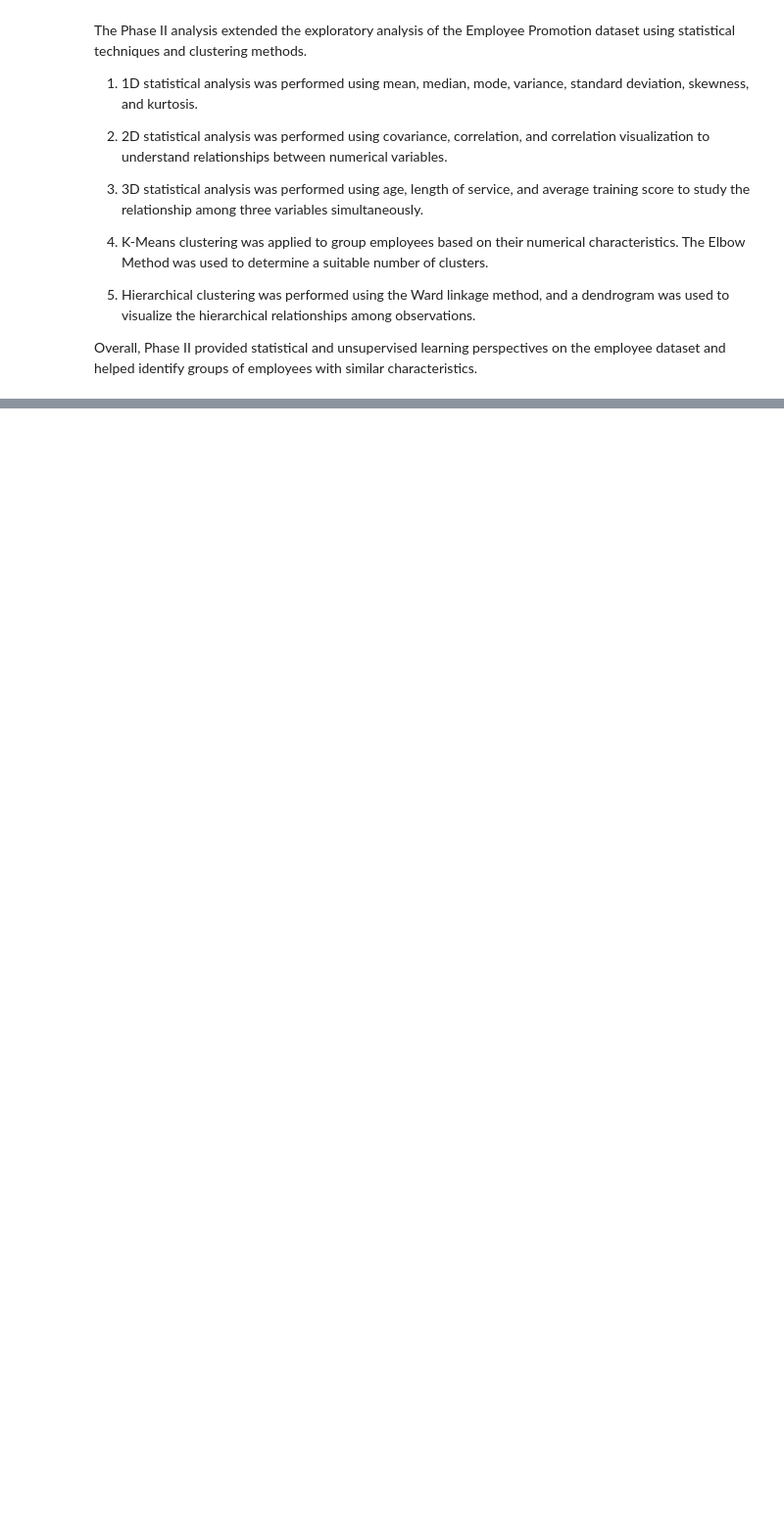
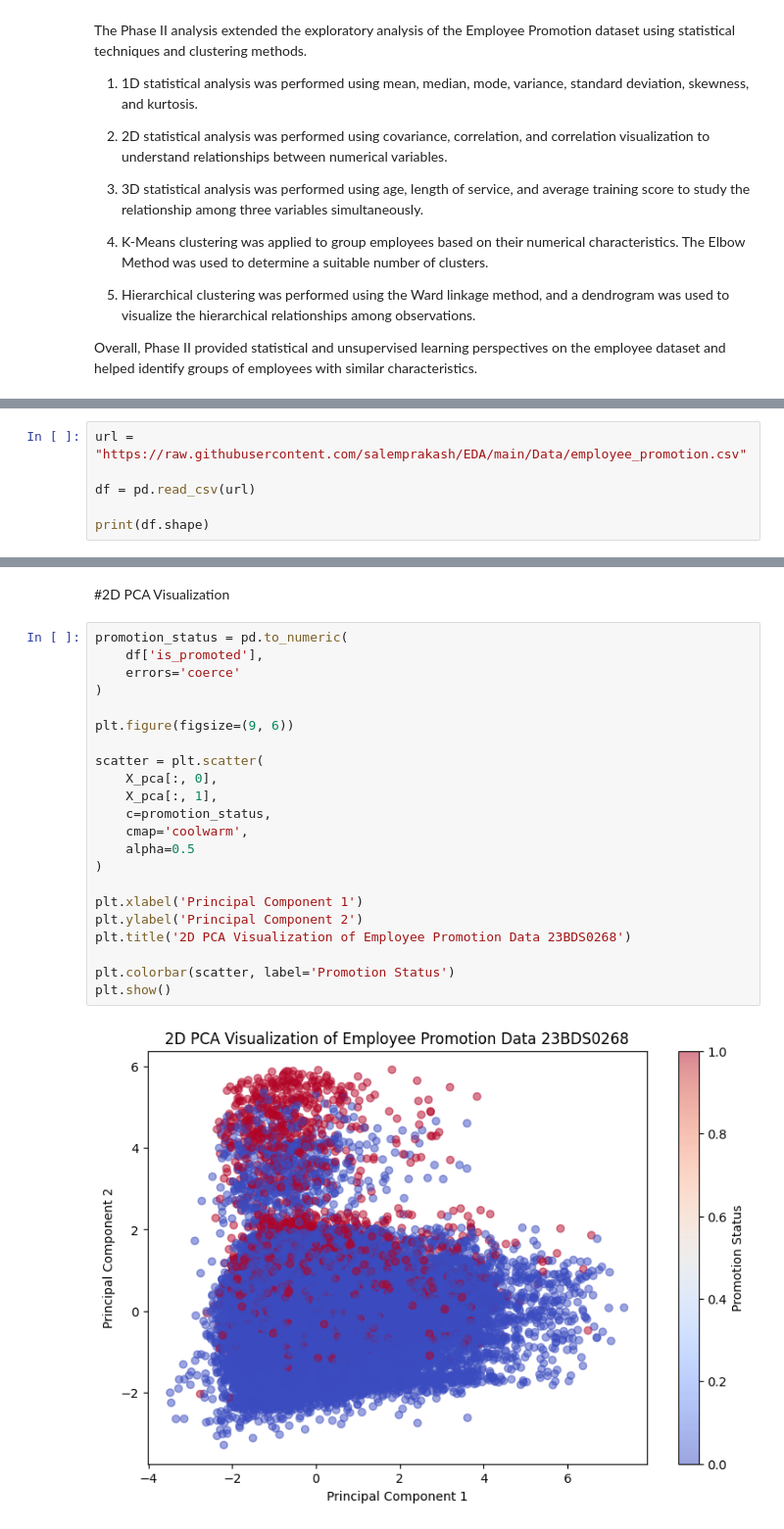
Before and after one commit to cutsav61-ux/Utsav-Chauhan, a Jupyter notebook: 23BDS0268.ipynb, the cells around one changed output, grey strips where cells are left out. Shown at 98% size. Drawn from its saved outputs; the diff is of its cells as text; blank space fills up the shorter version.

```diff
--- a/23BDS0268.ipynb
+++ b/23BDS0268.ipynb
@@ -864,0 +878,6 @@ Overall, Phase II provided statistical and unsupervised learning perspectives on
+# %%
+url = "https://raw.githubusercontent.com/salemprakash/EDA/main/Data/employee_promotion.csv"
+
+df = pd.read_csv(url)
+
+print(df.shape)
@@ -864,0 +991,26 @@ Overall, Phase II provided statistical and unsupervised learning perspectives on
+# %% [markdown]
+#2D PCA Visualization
+# %%
+promotion_status = pd.to_numeric(
+    df['is_promoted'],
+    errors='coerce'
+)
+
+plt.figure(figsize=(9, 6))
+
+scatter = plt.scatter(
+    X_pca[:, 0],
+    X_pca[:, 1],
+    c=promotion_status,
+    cmap='coolwarm',
+    alpha=0.5
+)
+
+plt.xlabel('Principal Component 1')
+plt.ylabel('Principal Component 2')
+plt.title('2D PCA Visualization of Employee Promotion Data 23BDS0268')
+
+plt.colorbar(scatter, label='Promotion Status')
+plt.show()
+# %% [output]
+[figure, added]
```
Also changed, not shown: parts of 36 cells of this notebook.
